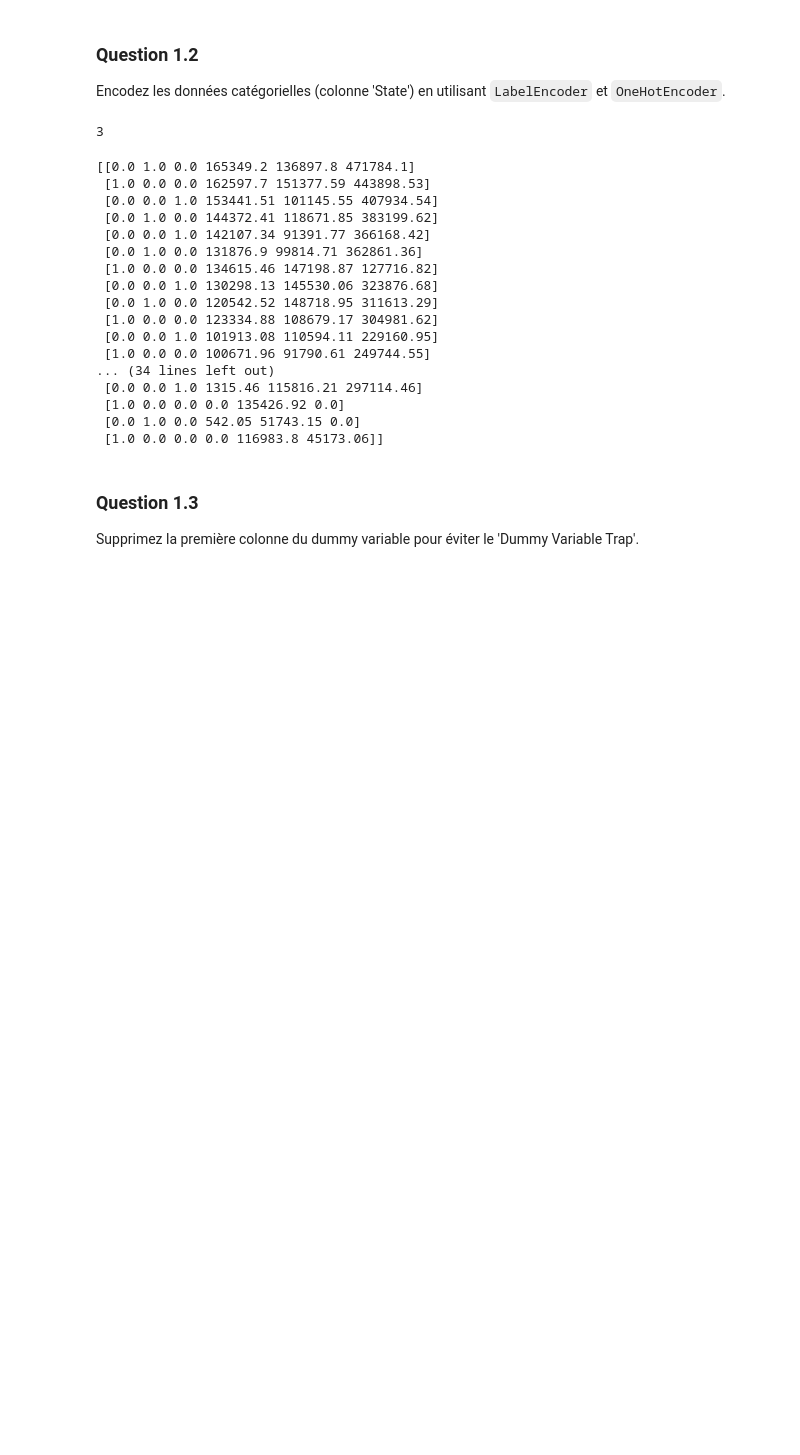
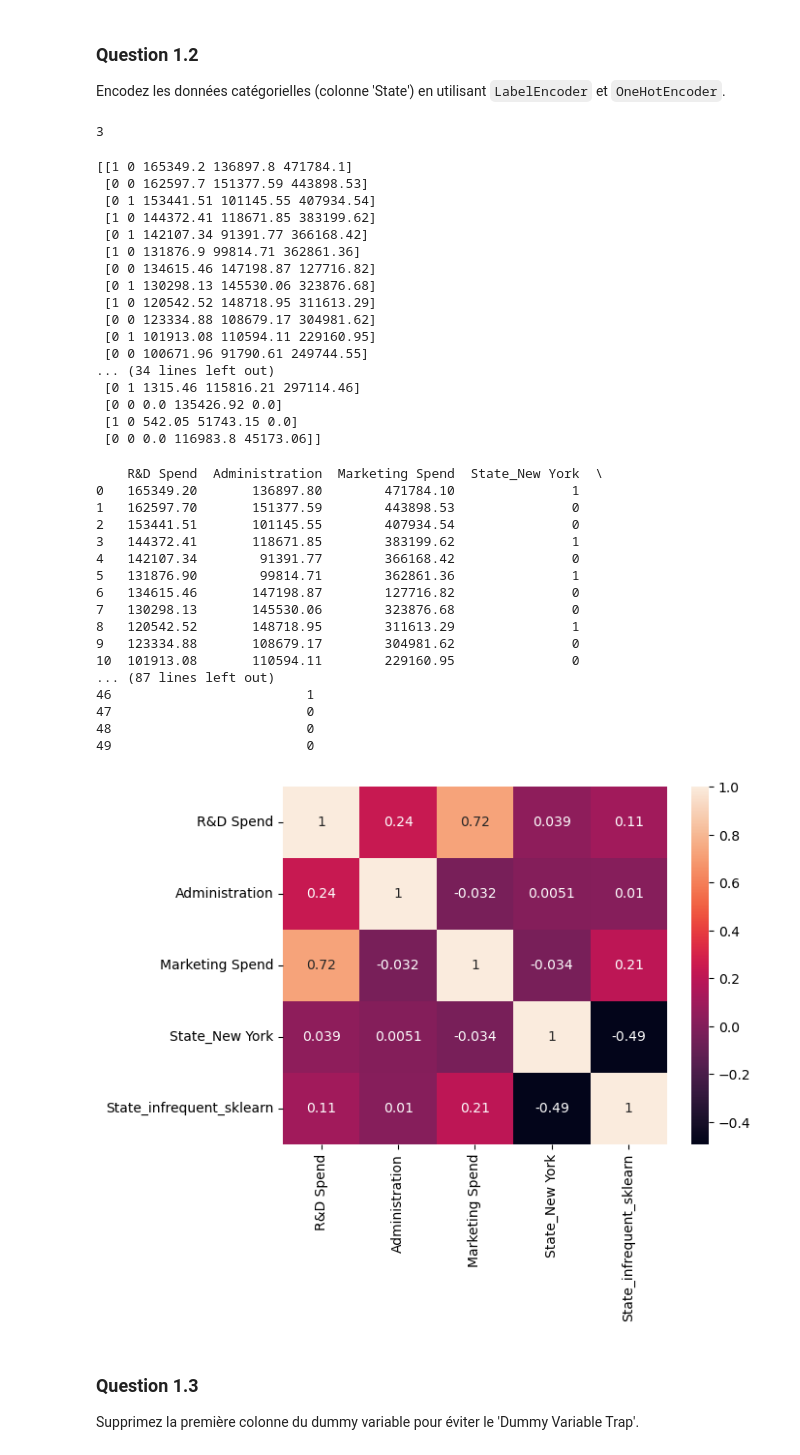
Before and after one commit to Yahyawi99/TP-ML, a Jupyter notebook: linear-regression/multiple.ipynb, the cells around one changed output. Drawn from its saved outputs; the diff is of its cells as text; code cells hidden in the pictures; blank space fills up the shorter version.

```diff
--- a/linear-regression/multiple.ipynb
+++ b/linear-regression/multiple.ipynb
@@ -67,12 +67,7 @@ print(uniqueStates)
 # X[:,3] = labelEnc.fit_transform(X[:,3])
 # print(X)
 # %%
-oneHotEnc = OneHotEncoder(sparse_output=False,max_categories=uniqueStates)
-
-statesEncoded = oneHotEnc.fit_transform(df[['State']])
-
-# print(statesEncoded)
-
+oneHotEnc = OneHotEncoder(sparse_output=False,max_categories=uniqueStates,drop="first",dtype="int64")
 
 X_states = oneHotEnc.fit_transform(X[:,[3]])
 
@@ -80,23 +75,63 @@ X = np.append( values=np.delete(X, 3, axis=1),arr=X_states, axis=1)
 
 print(X)
 # %% [output]
-[[0.0 1.0 0.0 165349.2 136897.8 471784.1]
- [1.0 0.0 0.0 162597.7 151377.59 443898.53]
- [0.0 0.0 1.0 153441.51 101145.55 407934.54]
- [0.0 1.0 0.0 144372.41 118671.85 383199.62]
- [0.0 0.0 1.0 142107.34 91391.77 366168.42]
- [0.0 1.0 0.0 131876.9 99814.71 362861.36]
- [1.0 0.0 0.0 134615.46 147198.87 127716.82]
- [0.0 0.0 1.0 130298.13 145530.06 323876.68]
- [0.0 1.0 0.0 120542.52 148718.95 311613.29]
- [1.0 0.0 0.0 123334.88 108679.17 304981.62]
- [0.0 0.0 1.0 101913.08 110594.11 229160.95]
- [1.0 0.0 0.0 100671.96 91790.61 249744.55]
+[[1 0 165349.2 136897.8 471784.1]
+ [0 0 162597.7 151377.59 443898.53]
+ [0 1 153441.51 101145.55 407934.54]
+ [1 0 144372.41 118671.85 383199.62]
+ [0 1 142107.34 91391.77 366168.42]
+ [1 0 131876.9 99814.71 362861.36]
+ [0 0 134615.46 147198.87 127716.82]
+ [0 1 130298.13 145530.06 323876.68]
+ [1 0 120542.52 148718.95 311613.29]
+ [0 0 123334.88 108679.17 304981.62]
+ [0 1 101913.08 110594.11 229160.95]
+ [0 0 100671.96 91790.61 249744.55]
 ... (34 lines left out)
- [0.0 0.0 1.0 1315.46 115816.21 297114.46]
- [1.0 0.0 0.0 0.0 135426.92 0.0]
- [0.0 1.0 0.0 542.05 51743.15 0.0]
- [1.0 0.0 0.0 0.0 116983.8 45173.06]]
+ [0 1 1315.46 115816.21 297114.46]
+ [0 0 0.0 135426.92 0.0]
+ [1 0 542.05 51743.15 0.0]
+ [0 0 0.0 116983.8 45173.06]]
+# %%
+import seaborn as sns
+import matplotlib.pyplot as plt
+
+statesEncoded = oneHotEnc.fit_transform(df[['State']])
+
+feature_names = oneHotEnc.get_feature_names_out(['State'])
+
+df_states_encoded = pd.DataFrame(
+  data=statesEncoded,
+  columns=feature_names,
+  index=df.index
+)
+
+df = df.drop(["State","Profit"],axis=1)
+df = df.join(df_states_encoded)
+
+print(df)
+
+sns.heatmap(df.corr(),annot=True)
+plt.show()
+# %% [output]
+    R&D Spend  Administration  Marketing Spend  State_New York  \
+0   165349.20       136897.80        471784.10               1
+1   162597.70       151377.59        443898.53               0
+2   153441.51       101145.55        407934.54               0
+3   144372.41       118671.85        383199.62               1
+4   142107.34        91391.77        366168.42               0
+5   131876.90        99814.71        362861.36               1
+6   134615.46       147198.87        127716.82               0
+7   130298.13       145530.06        323876.68               0
+8   120542.52       148718.95        311613.29               1
+9   123334.88       108679.17        304981.62               0
+10  101913.08       110594.11        229160.95               0
+... (87 lines left out)
+46                         1
+47                         0
+48                         0
+49                         0
+[figure, added]
 # %% [markdown]
 ### Question 1.3
 Supprimez la première colonne du dummy variable pour éviter le 'Dummy Variable Trap'.
```
Also changed, not shown: parts of 7 cells of this notebook, 1 other file.
